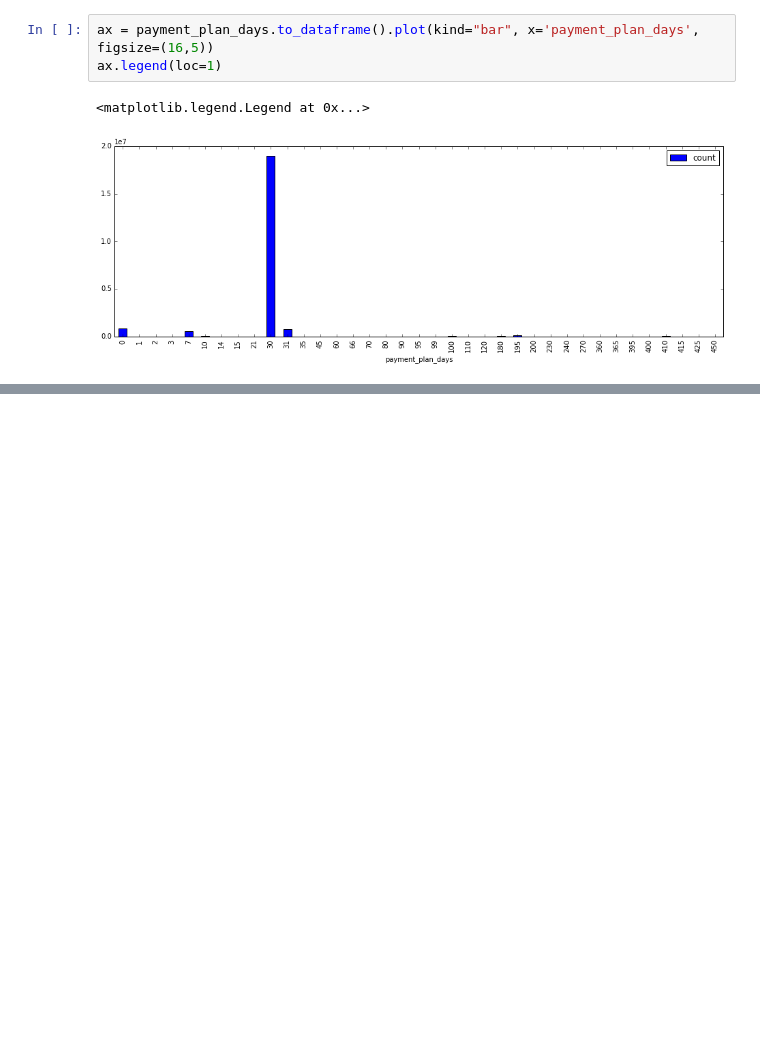
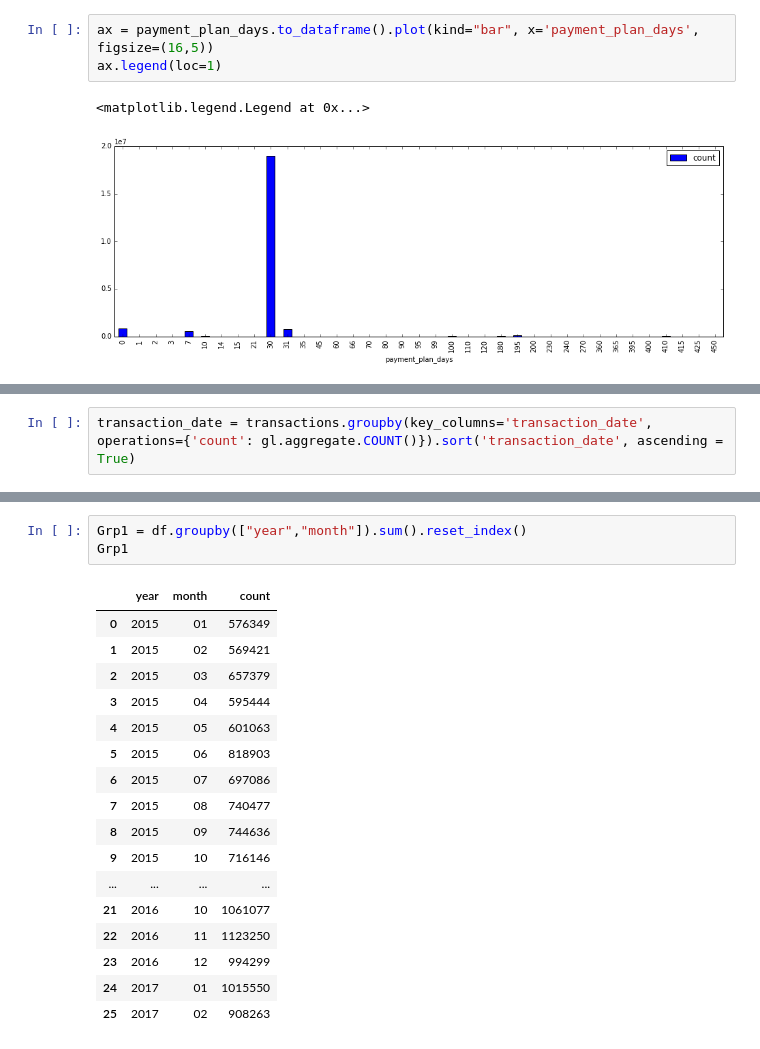
Before and after one commit to hriverap/datascience, a Jupyter notebook: churn-model-kkbox/DBAnalytics_EDA_02.ipynb, the cells around one changed output, grey strips where cells are left out. Saved outputs shown, nothing was run; the diff lists cells and outputs as text; blank space fills up the shorter version.

```diff
--- a/churn-model-kkbox/DBAnalytics_EDA_02.ipynb
+++ b/churn-model-kkbox/DBAnalytics_EDA_02.ipynb
@@ -306,0 +314,2 @@ ax.legend(loc=1)
+# %%
+transaction_date = transactions.groupby(key_columns='transaction_date', operations={'count': gl.aggregate.COUNT()}).sort('transaction_date', ascending = True)
@@ -306,0 +339,21 @@ ax.legend(loc=1)
+# %%
+Grp1 = df.groupby(["year","month"]).sum().reset_index()
+Grp1
+# %% [output]
+|  | year | month | count |
+| 0 | 2015 | 01 | 576349 |
+| 1 | 2015 | 02 | 569421 |
+| 2 | 2015 | 03 | 657379 |
+| 3 | 2015 | 04 | 595444 |
+| 4 | 2015 | 05 | 601063 |
+| 5 | 2015 | 06 | 818903 |
+| 6 | 2015 | 07 | 697086 |
+| 7 | 2015 | 08 | 740477 |
+| 8 | 2015 | 09 | 744636 |
+| 9 | 2015 | 10 | 716146 |
+| ... | ... | ... | ... |
+| 21 | 2016 | 10 | 1061077 |
+| 22 | 2016 | 11 | 1123250 |
+| 23 | 2016 | 12 | 994299 |
+| 24 | 2017 | 01 | 1015550 |
+| 25 | 2017 | 02 | 908263 |
```
Also changed, not shown: parts of 13 cells of this notebook.
